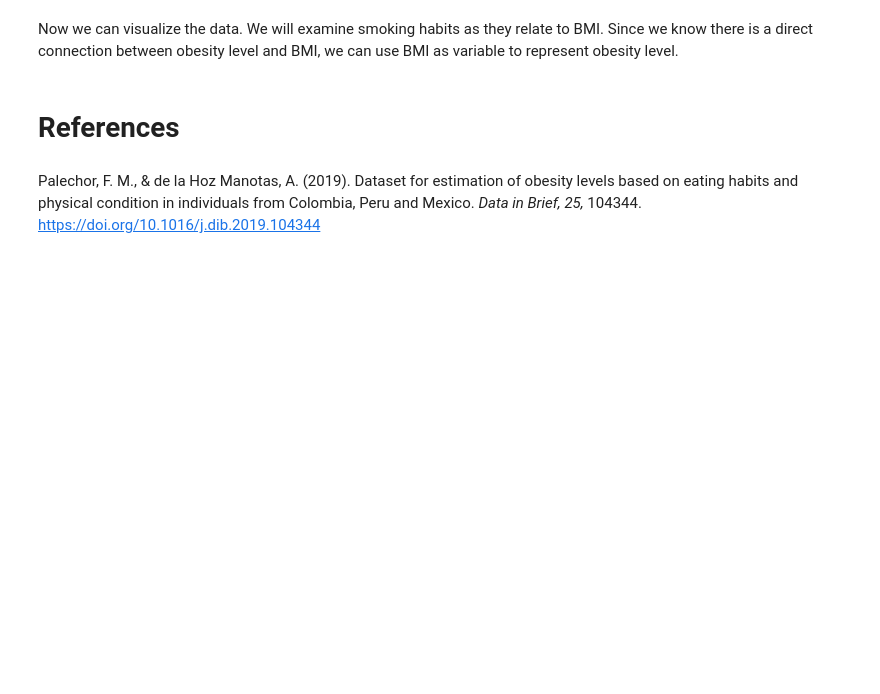
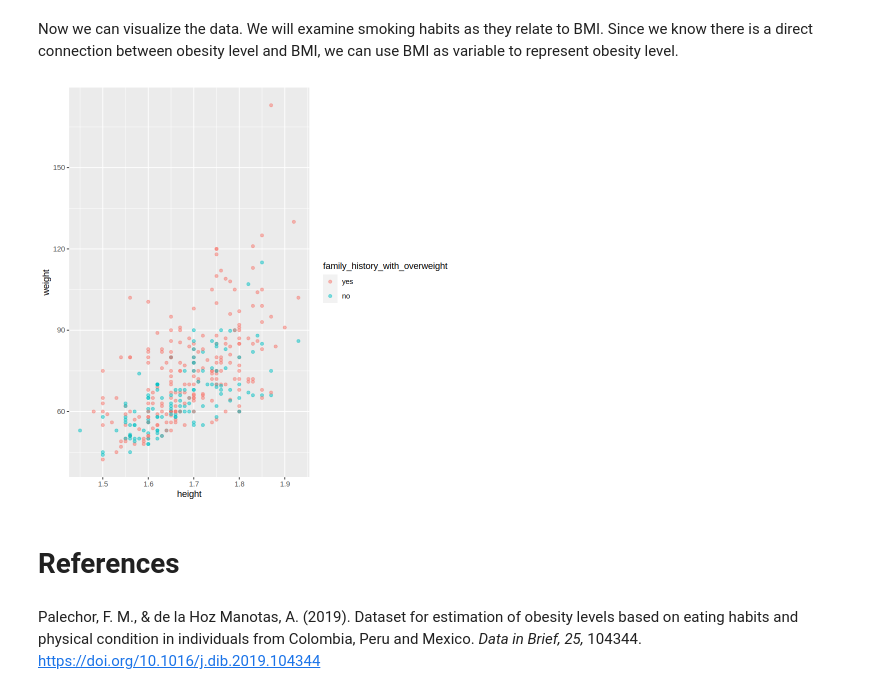
Before and after one commit to afellhauer/DSCI_Group_Project, a Jupyter notebook: projectProposal.ipynb, the cells around one changed output. Drawn from its saved outputs; the diff is of its cells as text; code cells hidden in the pictures; blank space fills up the shorter version.

Commit message:
Explored data

```diff
--- a/projectProposal.ipynb
+++ b/projectProposal.ipynb
@@ -82,5 +121,5 @@ We start by loading the libraries
 # %% [markdown]
 We then read the data into R. Note that the data was downloaded from the web and uploaded to the data folder. Data was retrieved from the UC Irvine Machine Learning Repository (https://doi.org/10.24432/C5H31Z)
 # %%
-url <- "https://raw.githubusercontent.com/afellhauer/DSCI_Group_Project/main/data/obesity_balanced.csv"
+url <- "https://raw.githubusercontent.com/afellhauer/DSCI_Group_Project/main/data/obesity.csv"
 obesity <- read_csv(url)
@@ -129,6 +177,11 @@ obesity_mutated <- obesity_filtered |>
     mutate(obesity_level = ifelse(obesity_level %in% overweight, "Overweight", obesity_level)) |>
     mutate(obesity_level = as_factor(obesity_level)) |>
     mutate(bmi = (weight / (height*height))) |>
-    mutate(main_meals_daily = as_factor(main_meals_daily))
+    mutate(main_meals_daily = as_factor(main_meals_daily)) |>
+    mutate(screen_time = as_factor(screen_time)) |>
+    mutate(physical_freq = as_factor(physical_freq)) |>
+    mutate(family_history_with_overweight = as_factor(family_history_with_overweight)) |>
+    mutate(high_caloric_freq = as_factor(high_caloric_freq)) |>
+    mutate(food_btw_meals = as_factor(food_btw_meals)
 
 glimpse(obesity_mutated)
@@ -135,7 +209,7 @@ glimpse(obesity_mutated)
 # %% [markdown]
 We will now split the data into training and testing sets
 # %%
-obesity_split <- initial_split(obesity_mutated, prop = 0.75, strata = obesity_level)
+obesity_split <- initial_split(obesity_mutated, prop = 0.75, strata = food_btw_meals)
 obesity_train <- training(obesity_split)
 obesity_test <- testing(obesity_split)
 # %% [markdown]
@@ -148,7 +230,9 @@ obese_summary
 # %% [markdown]
 Now we can visualize the data. We will examine smoking habits as they relate to BMI. Since we know there is a direct connection between obesity level and BMI, we can use BMI as variable to represent obesity level.
 # %%
-obesity_and_snacking <- obesity_train |>
-    ggplot(aes(x = obesity_level, fill = food_btw_meals)) +
-    geom_bar(position = "fill")
-obesity_and_smoking
+obesity_and_screen_time <- obesity_train |>
+    ggplot(aes(x = height, y = weight, color = family_history_with_overweight )) +
+    geom_point(alpha = 0.5)
+obesity_and_screen_time
+# %% [output]
+[figure, added]
```
Also changed, not shown: parts of 7 cells of this notebook.
